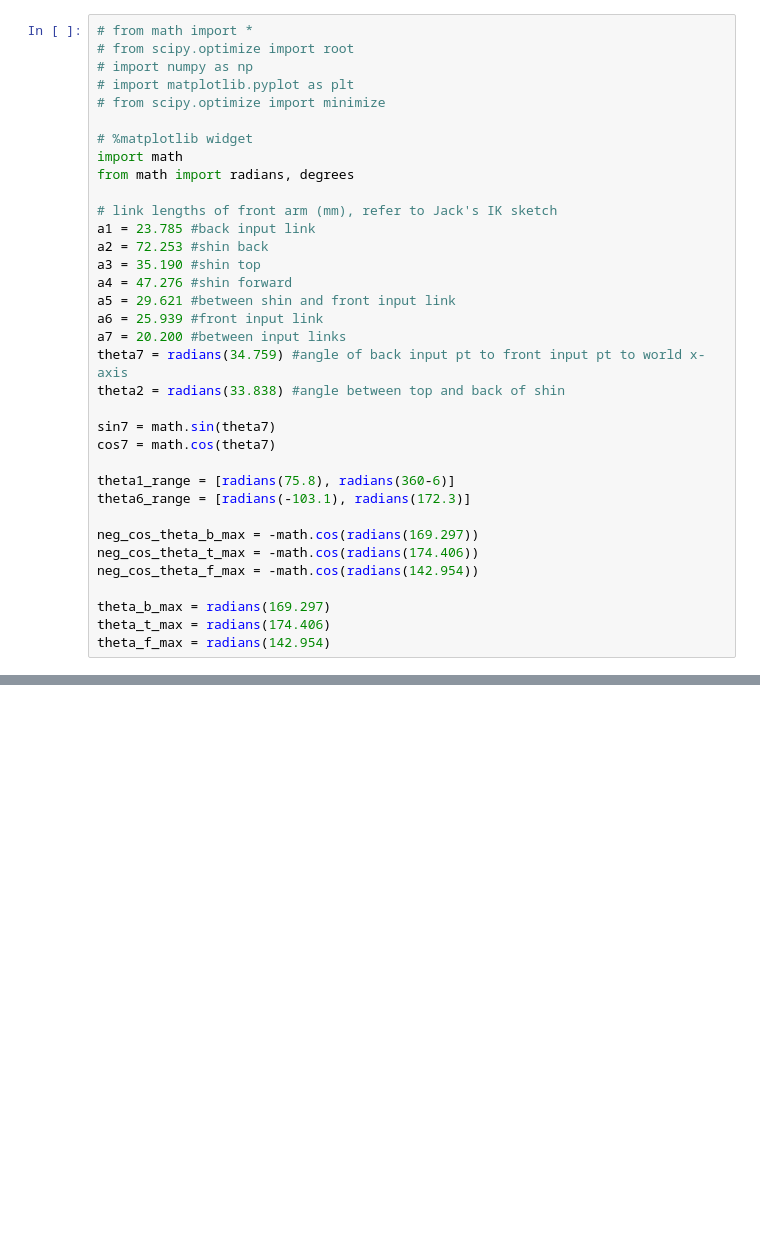
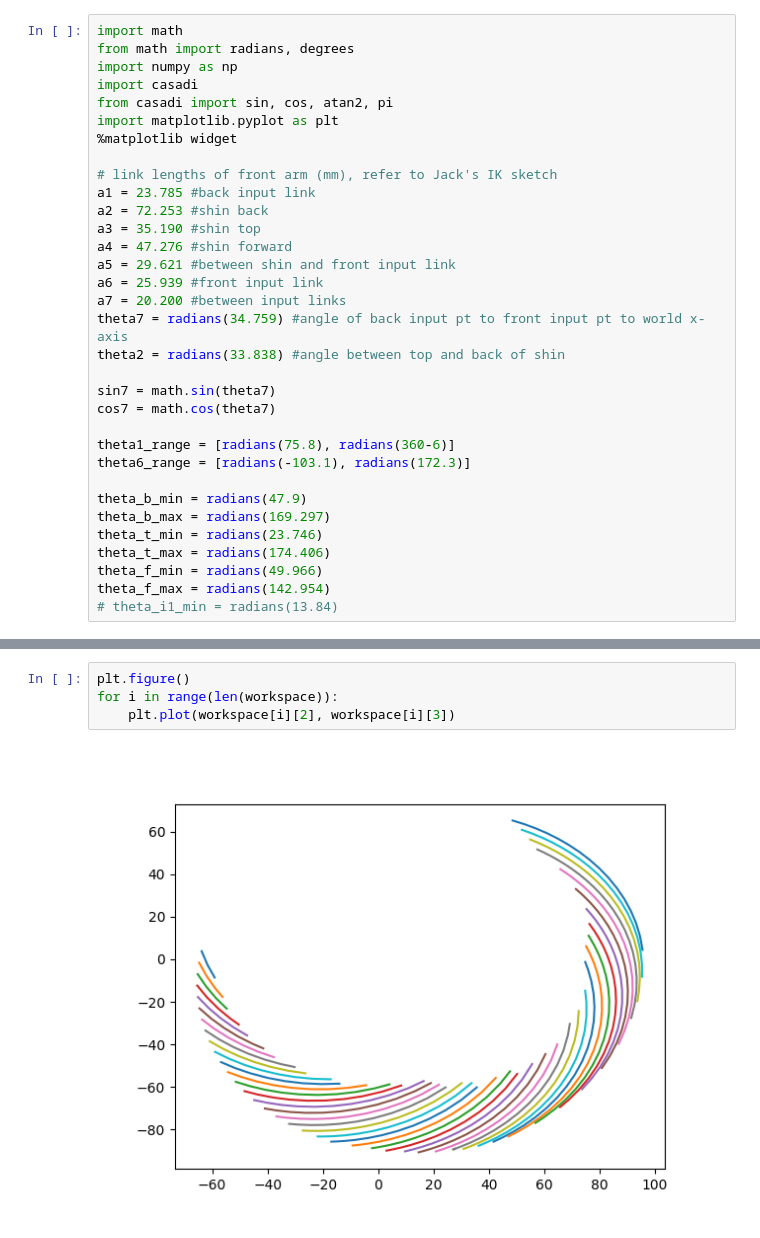
Before and after one commit to NovelMobileRobotsLab/pinto-squirrel, a Jupyter notebook: IK/arm_workspace_minimize.ipynb, the cells around one changed output, grey strips where cells are left out. Drawn from its saved outputs; the diff is of its cells as text; blank space fills up the shorter version.

Commit message:
link angle bounds work, clean arm workspace

```diff
--- a/IK/arm_workspace_minimize.ipynb
+++ b/IK/arm_workspace_minimize.ipynb
@@ -1,13 +1,11 @@
 # %%
-# from math import *
-# from scipy.optimize import root
-# import numpy as np
-# import matplotlib.pyplot as plt
-# from scipy.optimize import minimize
-
-# %matplotlib widget
 import math
 from math import radians, degrees
+import numpy as np
+import casadi
+from casadi import sin, cos, atan2, pi
+import matplotlib.pyplot as plt
+%matplotlib widget
 
 # link lengths of front arm (mm), refer to Jack's IK sketch
 a1 = 23.785 #back input link
@@ -26,11 +24,11 @@ cos7 = math.cos(theta7)
 theta1_range = [radians(75.8), radians(360-6)]
 theta6_range = [radians(-103.1), radians(172.3)]
 
-neg_cos_theta_b_max = -math.cos(radians(169.297))
-neg_cos_theta_t_max = -math.cos(radians(174.406))
-neg_cos_theta_f_max = -math.cos(radians(142.954))
-
+theta_b_min = radians(47.9)
 theta_b_max = radians(169.297)
+theta_t_min = radians(23.746)
 theta_t_max = radians(174.406)
+theta_f_min = radians(49.966)
 theta_f_max = radians(142.954)
+# theta_i1_min = radians(13.84)
 # %%
@@ -248,0 +220,6 @@ fk(theta1_n, theta6_n)
+# %%
+plt.figure()
+for i in range(len(workspace)):
+    plt.plot(workspace[i][2], workspace[i][3])
+# %% [output]
+[figure, added]
```
Also changed, not shown: parts of 8 cells of this notebook, 2 other files.
